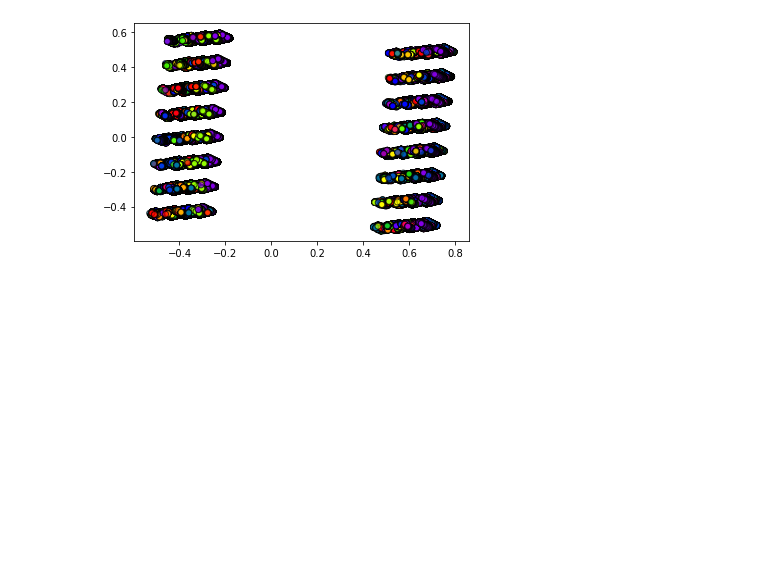
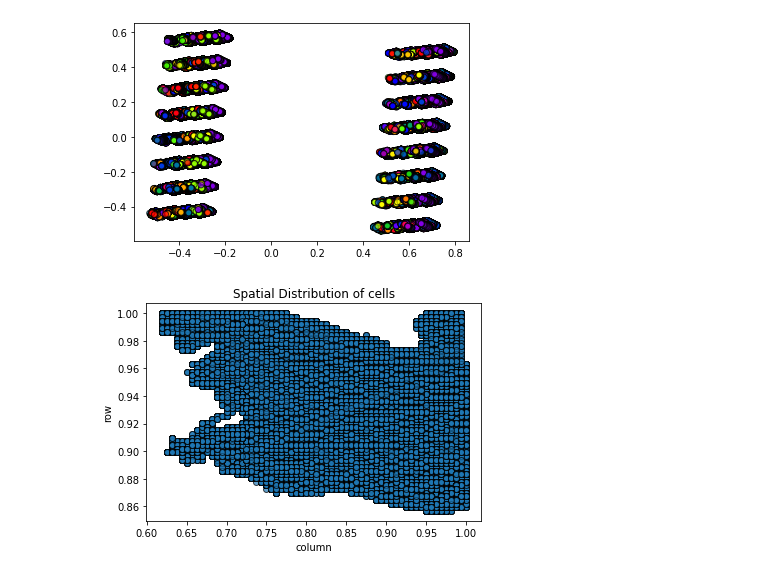
Before and after one commit to alod83/osiris, a Jupyter notebook: osiris2/preprocessing/5. Balancing.ipynb, the cells around one changed output. Saved outputs shown, nothing was run; the diff lists cells and outputs as text; code cells hidden in the pictures; blank space fills up the shorter version.

```diff
--- a/osiris2/preprocessing/5. Balancing.ipynb
+++ b/osiris2/preprocessing/5. Balancing.ipynb
@@ -37,4 +39,13 @@ plt.scatter(X_pca[:, 0], X_pca[:, 1], c=y, cmap=plt.cm.prism, edgecolor='k', alp
 plt.show()
 # %% [output]
 [figure]
+# %%
+import matplotlib.pyplot as plt
+plt.scatter(df['column'], df['row'], edgecolor='k', alpha=0.7)
+plt.xlabel('column')
+plt.ylabel('row')
+plt.title('Spatial Distribution of cells')
+plt.show()
+# %% [output]
+[figure, added]
 # %%
```
Also changed, not shown: parts of 5 cells of this notebook, 3 other files.
